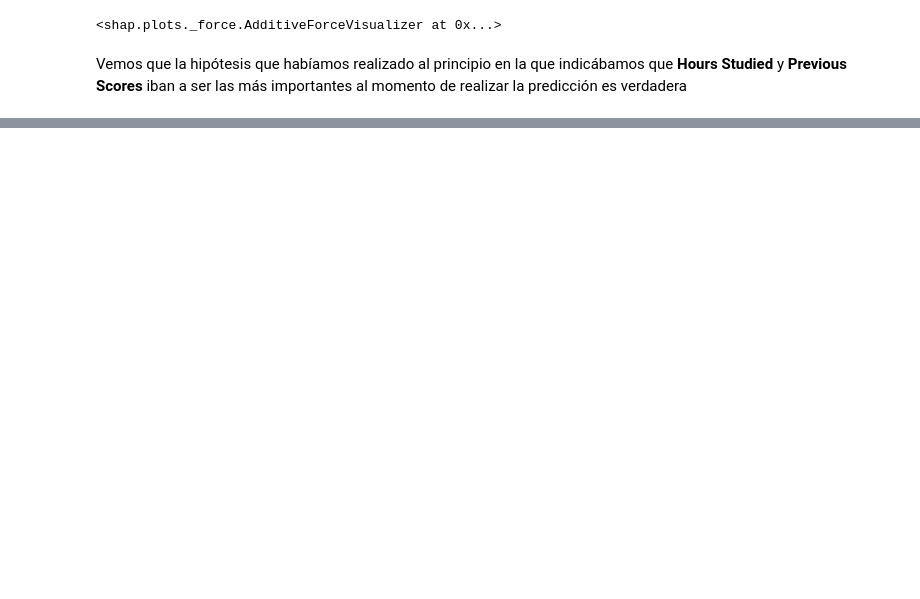
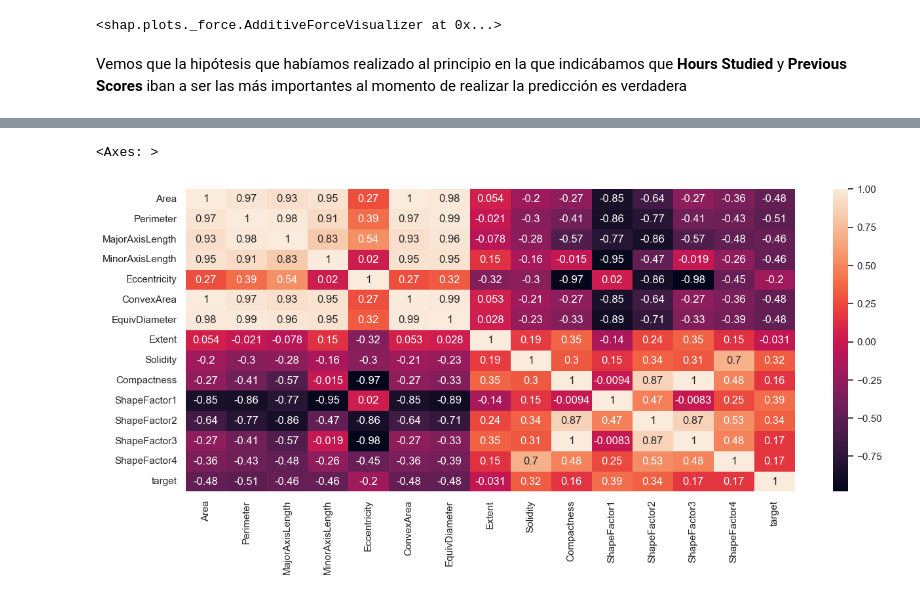
Before and after one commit to Simon890/aa2tp, a Jupyter notebook: Solucion.ipynb, the cells around one changed output, grey strips where cells are left out. Saved outputs shown, nothing was run; the diff lists cells and outputs as text; code cells hidden in the pictures; blank space fills up the shorter version.

```diff
--- a/Solucion.ipynb
+++ b/Solucion.ipynb
@@ -373,0 +407,14 @@ Vemos que la hipótesis que habíamos realizado al principio en la que indicába
+# %%
+import numpy as np
+import pandas as pd
+import matplotlib.pyplot as plt
+import tensorflow as tf
+from tensorflow import keras
+import optuna
+import shap
+import seaborn as sbn
+import math
+sbn.set_theme(style="whitegrid")
+# %%
+df = pd.read_csv("bean.csv")
+df.head()
@@ -373,0 +479,11 @@ Vemos que la hipótesis que habíamos realizado al principio en la que indicába
+# %%
+df_copy = df.copy()
+df_copy["Class"] = df_copy["Class"].astype("category")
+df_copy["target"] = df_copy["Class"].cat.codes
+df_copy["Area"] = df_copy["Area"].astype(np.float32)
+# %%
+plt.figure(figsize=(15, 6))
+sbn.heatmap(df_copy.corr(numeric_only=True), annot=True)
+# %% [output]
+<Axes: >
+[figure, added]
```
Also changed, not shown: parts of 36 cells of this notebook, 1 other file.
